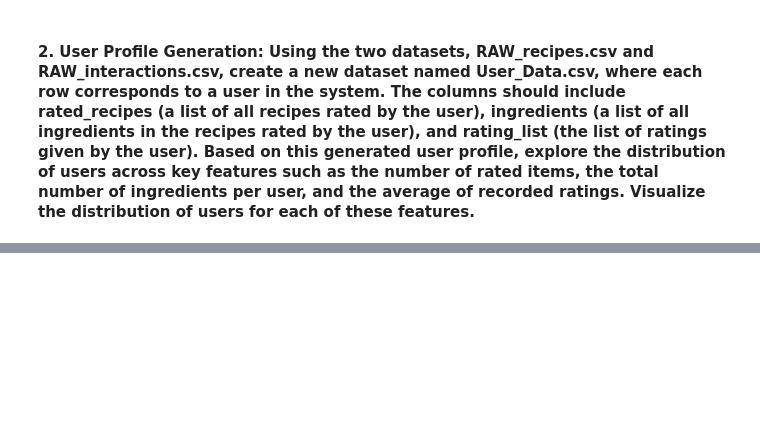
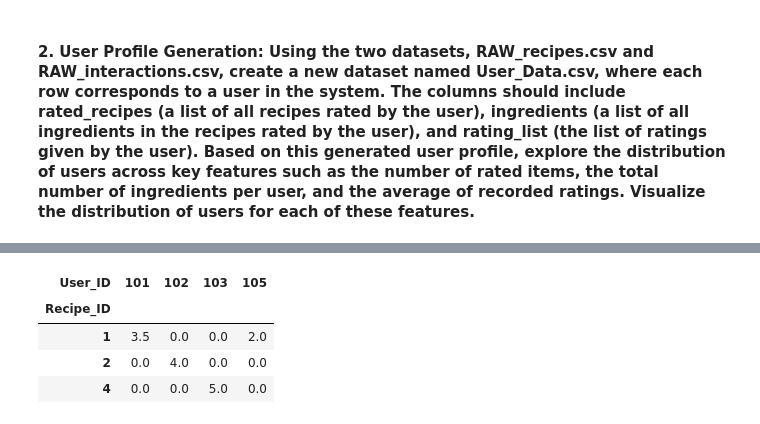
Before and after one commit to MattThePerson/NLP_Project_2024, a Jupyter notebook: matti_notebook.ipynb, the cells around one changed output, grey strips where cells are left out. Saved outputs shown, nothing was run; the diff lists cells and outputs as text; code cells hidden in the pictures; blank space fills up the shorter version.

```diff
--- a/matti_notebook.ipynb
+++ b/matti_notebook.ipynb
@@ -118,0 +106,12 @@ df_userdata
+# %%
+# pivot table testing
+# Sample DataFrame
+data = {
+    'Recipe_ID': [1, 2, 1, 4, 2, 1],
+    'User_ID': [101, 102, 101, 103, 102, 105],
+    'Rating': [5, 4, 2, 5, 4, 2],
+    'Ingredient': ['Sugar', 'Salt', 'Sugar', 'Flour', 'Salt', 'Butter']
+}
+
+df = pd.DataFrame(data)
+print(df)
@@ -118,0 +126,15 @@ df_userdata
+# %%
+pivot_df = df.pivot_table(
+    index='Recipe_ID',   # Rows (unique recipe IDs)
+    columns='User_ID',   # Columns (user IDs)
+    values='Rating',      # Values to aggregate
+    # aggfunc='mean',       # Aggregation function (mean rating)
+    fill_value=0          # Fill missing values with 0
+)
+pivot_df
+# %% [output]
+| User_ID | 101 | 102 | 103 | 105 |
+| Recipe_ID |  |  |  |  |
+| 1 | 3.5 | 0.0 | 0.0 | 2.0 |
+| 2 | 0.0 | 4.0 | 0.0 | 0.0 |
+| 4 | 0.0 | 0.0 | 5.0 | 0.0 |
```
Also changed, not shown: parts of 15 cells of this notebook, 1 other file.
